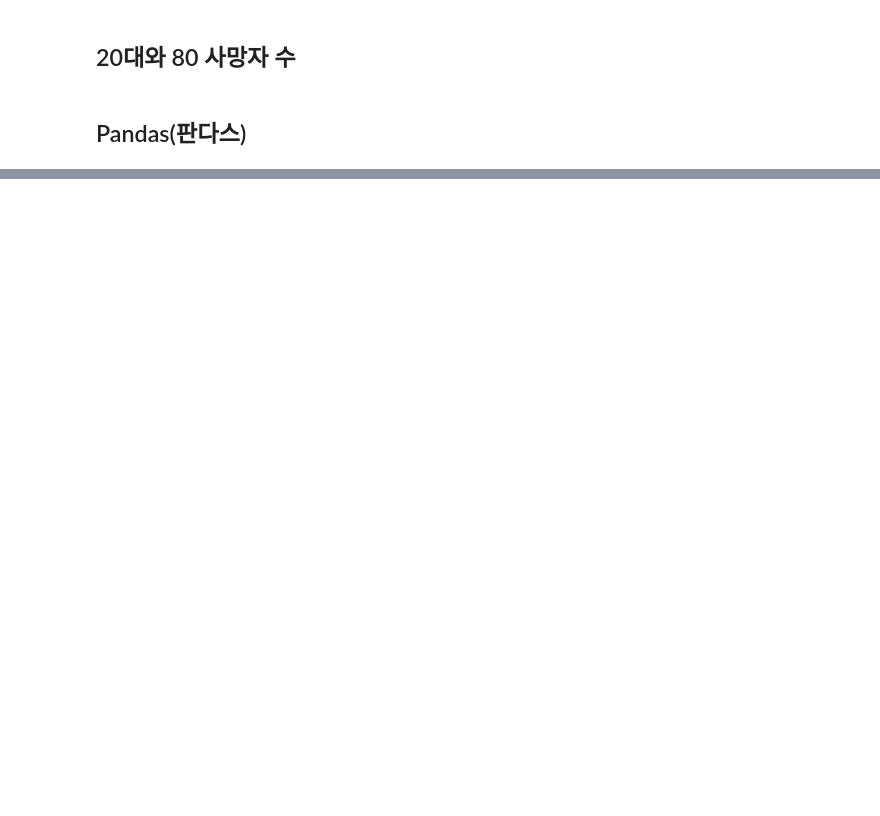
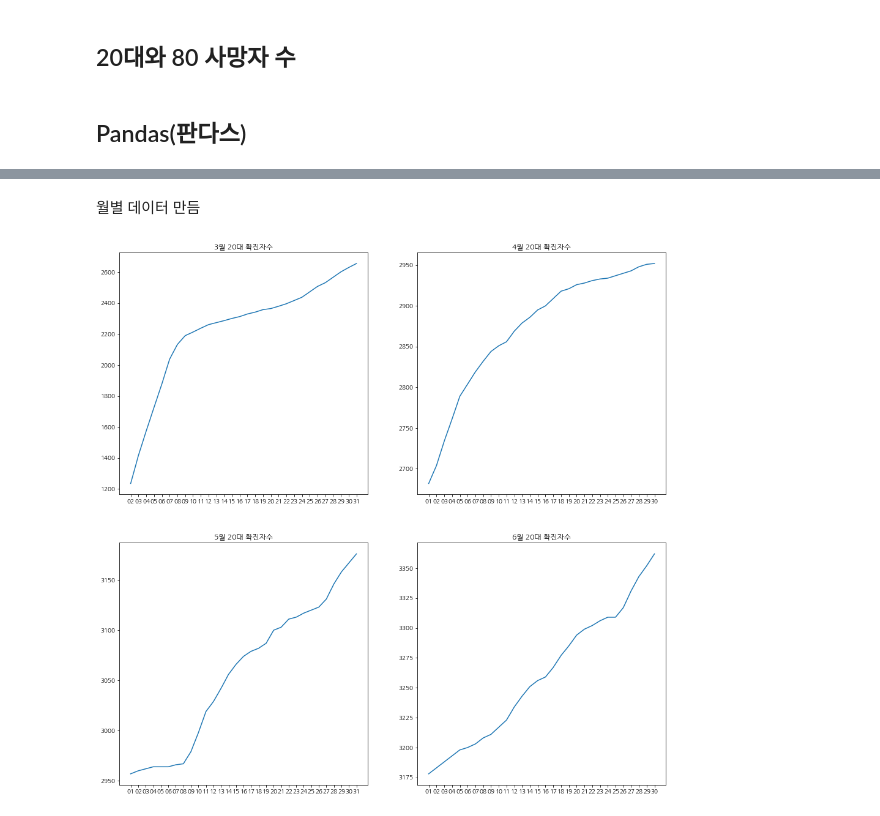
Before and after one commit to zoohoney/Python-Doing, a Jupyter notebook: CORONA-infographic.ipynb, the cells around one changed output, grey strips where cells are left out. Drawn from its saved outputs; the diff is of its cells as text; code cells hidden in the pictures; blank space fills up the shorter version.

```diff
--- a/CORONA-infographic.ipynb
+++ b/CORONA-infographic.ipynb
@@ -145,3 +114,12 @@ plt.show()
+# %%
+# 항아리 만들어 봣는데 흐음....
+plt.rcParams['axes.unicode_minus'] = False
+plt.figure(figsize=(20,10))
+plt.title('5월 20대와 80대 ')
+plt.barh(may,tw,color="r",label="20대")
+plt.barh(may,eg,color="b",label="80대")
+plt.legend()
+plt.show()
 # %% [markdown]
 ## 20대와 80 사망자 수
 # %%
@@ -264,0 +183,3 @@ df.shape
+# %%
+df2=df.drop('time',axis=1) # 타임 칼럼 삭제
+df2
@@ -264,0 +200,13 @@ df.shape
+# %% [markdown]
+월별 데이터 만듬
+# %%
+df_date_03 = df2[df2['date'].str.contains('2020-03')]
+df_date_04 = df2[df2['date'].str.contains('2020-04')]
+df_date_05 = df2[df2['date'].str.contains('2020-05')]
+df_date_06 = df2[df2['date'].str.contains('2020-06')]
+# %%
+# 20대 월별 확진자
+df_date_033 = df_date_03[df_date_03['age'].str.contains('20s')]
+df_date_044 = df_date_04[df_date_04['age'].str.contains('20s')]
+df_date_055 = df_date_05[df_date_05['age'].str.contains('20s')]
+df_date_066 = df_date_06[df_date_06['age'].str.contains('20s')]
@@ -264,0 +245,22 @@ df.shape
+# %%
+plt.figure(figsize=(16, 16))
+
+plt.subplot(221)
+plt.title('3월 20대 확진자수')
+plt.plot(df_date_033.date.str.split('-').str[2], df_date_033.confirmed)
+
+plt.subplot(222)
+plt.title('4월 20대 확진자수')
+plt.plot(df_date_044.date.str.split('-').str[2], df_date_044.confirmed)
+
+plt.subplot(223)
+plt.title('5월 20대 확진자수')
+plt.plot(df_date_055.date.str.split('-').str[2], df_date_055.confirmed)
+
+plt.subplot(224)
+plt.title('6월 20대 확진자수')
+plt.plot(df_date_066.date.str.split('-').str[2], df_date_066.confirmed)
+
+plt.show()
+# %% [output]
+[figure, added]
```
Also changed, not shown: parts of 30 cells of this notebook.
